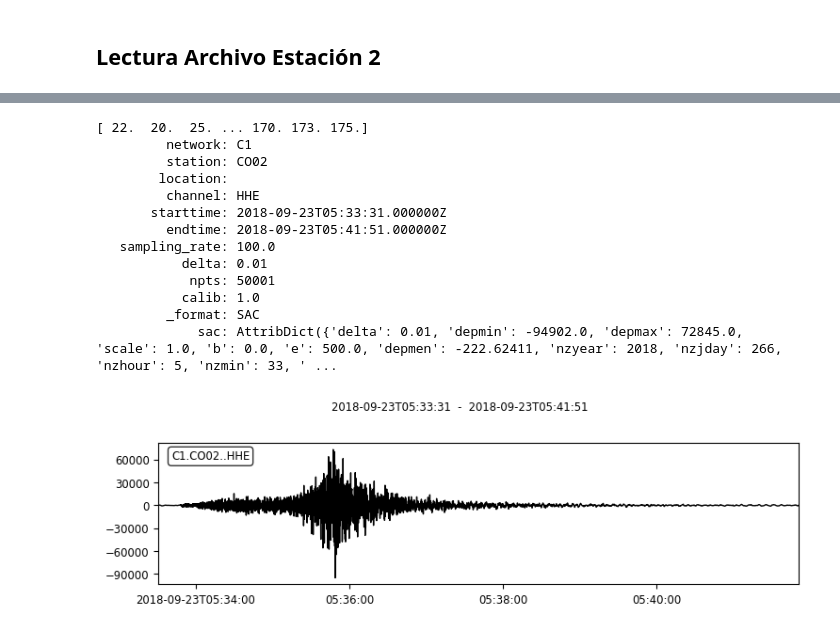
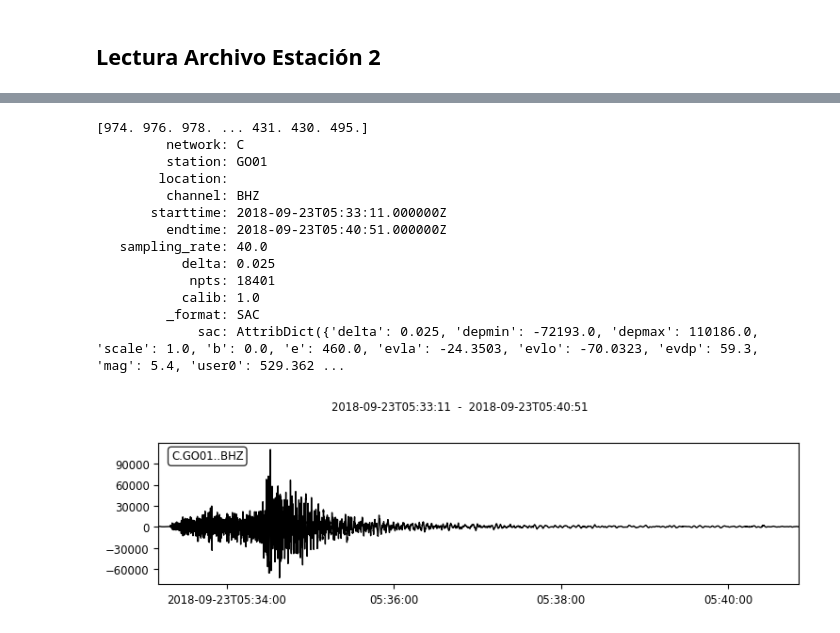
Before and after one commit to Juanjolio/Acus125---Trabajo-1, a Jupyter notebook: Trabajo 3/Untitled.ipynb, the cells around one changed output, grey strips where cells are left out. Saved outputs shown, nothing was run; the diff lists cells and outputs as text; code cells hidden in the pictures.

```diff
--- a/Trabajo 3/Untitled.ipynb
+++ b/Trabajo 3/Untitled.ipynb
@@ -42,10 +39,8 @@ C1.CO02..HHZ | 2018-09-23T05:33:31.000001Z - 2018-09-23T05:41:51.000001Z | 100.0
 # %% [markdown]
 ## Lectura Archivo Estación 2
 # %%
-st1_go01=read('Evento Sismico\GO01\GO01_BHE.SAC')
-st2_go02=read('Evento Sismico\GO01\GO01_BHN.SAC')
-st3_go03=read('Evento Sismico\GO01\GO01_BHZ.SAC')
-print(st1_go01)
-print(st2_go02)
-print(st3_go03)
+st_go01=read('Evento Sismico\GO01\GO01_BHE.SAC')
+st_go01+=read('Evento Sismico\GO01\GO01_BHN.SAC')
+st_go01+=read('Evento Sismico\GO01\GO01_BHZ.SAC')
+print(st_go01)
 # %% [output]
@@ -58,25 +75,25 @@ C.GO01..BHZ | 2018-09-23T05:33:11.000000Z - 2018-09-23T05:40:51.000000Z | 40.0 H
 # %%
 #Obtenemos la información que hay en la única traza que hay en el stream, posición 0
-tr=st1_co02[0]
+tr=st_go01[2]
 #Ahora con la función data se obtiene la información en forma de un array numpy
 data=tr.data
 print(data)
 #con la función stats se obtiene toda la metadata de la traza
 print(tr.stats)
 #Ahora se puede plotear la información con la siguiente linea
 tr.plot();
 # %% [output]
-[ 22.  20.  25. ... 170. 173. 175.]
-         network: C1
-         station: CO02
+[974. 976. 978. ... 431. 430. 495.]
+         network: C
+         station: GO01
         location:
-         channel: HHE
-       starttime: 2018-09-23T05:33:31.000000Z
-         endtime: 2018-09-23T05:41:51.000000Z
-   sampling_rate: 100.0
-           delta: 0.01
-            npts: 50001
+         channel: BHZ
+       starttime: 2018-09-23T05:33:11.000000Z
+         endtime: 2018-09-23T05:40:51.000000Z
+   sampling_rate: 40.0
+           delta: 0.025
+            npts: 18401
            calib: 1.0
          _format: SAC
-             sac: AttribDict({'delta': 0.01, 'depmin': -94902.0, 'depmax': 72845.0, 'scale': 1.0, 'b': 0.0, 'e': 500.0, 'depmen': -222.62411, 'nzyear': 2018, 'nzjday': 266, 'nzhour': 5, 'nzmin': 33, ' ...
+             sac: AttribDict({'delta': 0.025, 'depmin': -72193.0, 'depmax': 110186.0, 'scale': 1.0, 'b': 0.0, 'e': 460.0, 'evla': -24.3503, 'evlo': -70.0323, 'evdp': 59.3, 'mag': 5.4, 'user0': 529.362 ...
-[figure, old version]
+[figure, new version]
```
Also changed, not shown: parts of 9 cells of this notebook.
